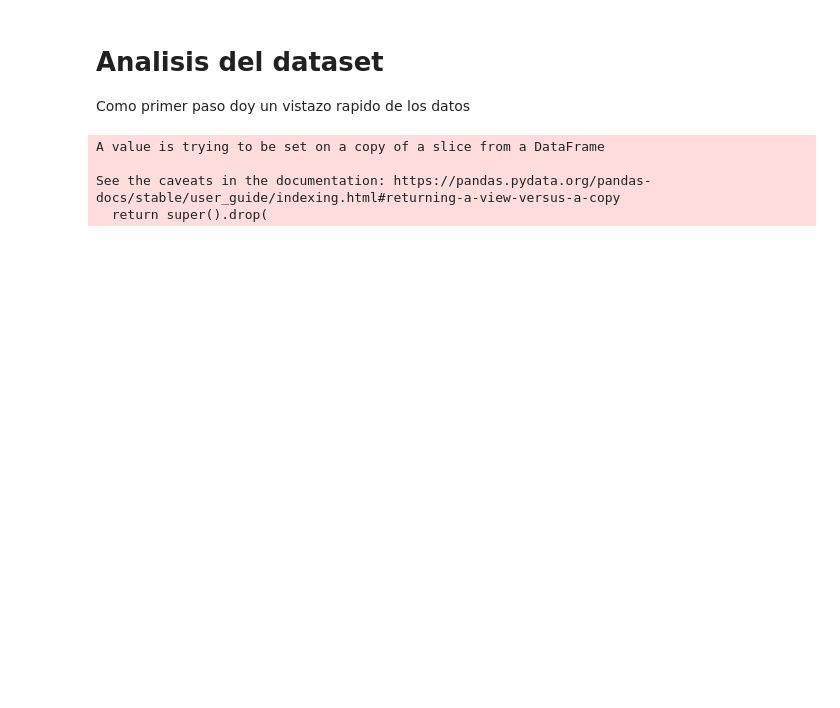
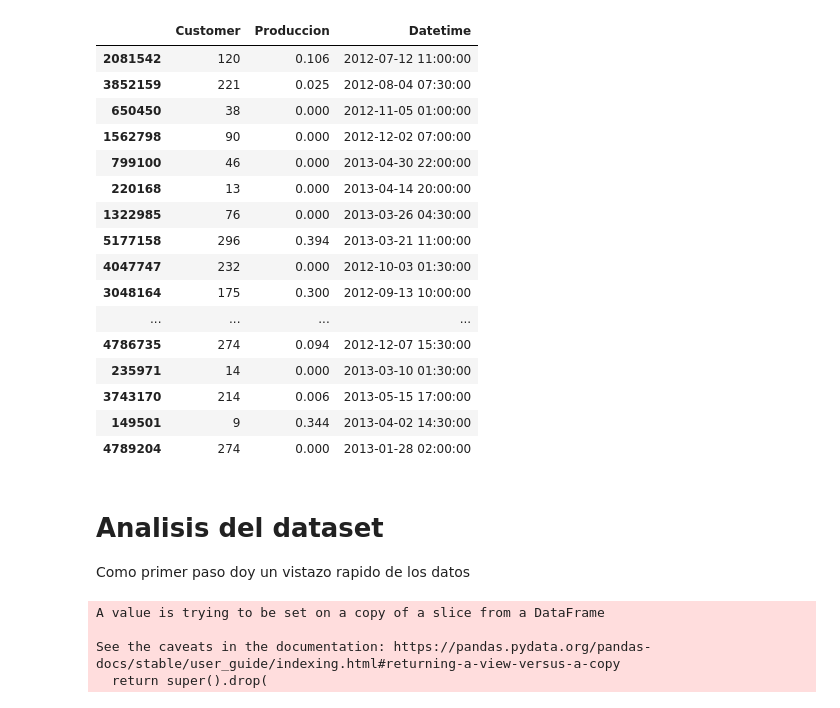
Before and after one commit to PabloSGomez50/humai-solar-panels, a Jupyter notebook: join_dataframe.ipynb, the cells around one changed output. Drawn from its saved outputs; the diff is of its cells as text; code cells hidden in the pictures; blank space fills up the shorter version.

```diff
--- a/join_dataframe.ipynb
+++ b/join_dataframe.ipynb
@@ -106,3 +143,23 @@ df_produccion = get_dataset_produccion()
+# %%
+df_produccion.sample(50)
+# %% [output]
+|  | Customer | Produccion | Datetime |
+| 2081542 | 120 | 0.106 | 2012-07-12 11:00:00 |
+| 3852159 | 221 | 0.025 | 2012-08-04 07:30:00 |
+| 650450 | 38 | 0.000 | 2012-11-05 01:00:00 |
+| 1562798 | 90 | 0.000 | 2012-12-02 07:00:00 |
+| 799100 | 46 | 0.000 | 2013-04-30 22:00:00 |
+| 220168 | 13 | 0.000 | 2013-04-14 20:00:00 |
+| 1322985 | 76 | 0.000 | 2013-03-26 04:30:00 |
+| 5177158 | 296 | 0.394 | 2013-03-21 11:00:00 |
+| 4047747 | 232 | 0.000 | 2012-10-03 01:30:00 |
+| 3048164 | 175 | 0.300 | 2012-09-13 10:00:00 |
+| ... | ... | ... | ... |
+| 4786735 | 274 | 0.094 | 2012-12-07 15:30:00 |
+| 235971 | 14 | 0.000 | 2013-03-10 01:30:00 |
+| 3743170 | 214 | 0.006 | 2013-05-15 17:00:00 |
+| 149501 | 9 | 0.344 | 2013-04-02 14:30:00 |
+| 4789204 | 274 | 0.000 | 2013-01-28 02:00:00 |
 # %% [markdown]
 # Analisis del dataset
 
```
Also changed, not shown: parts of 14 cells of this notebook.
